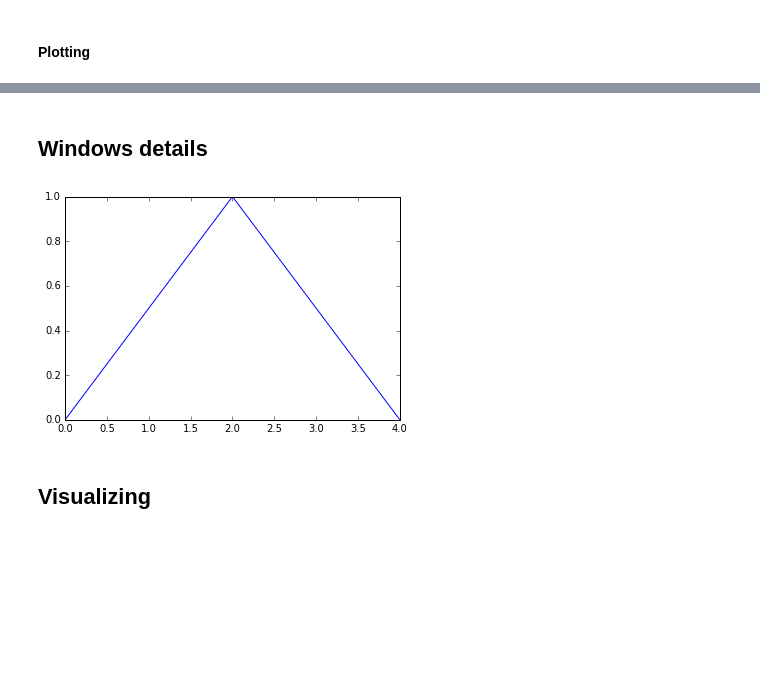
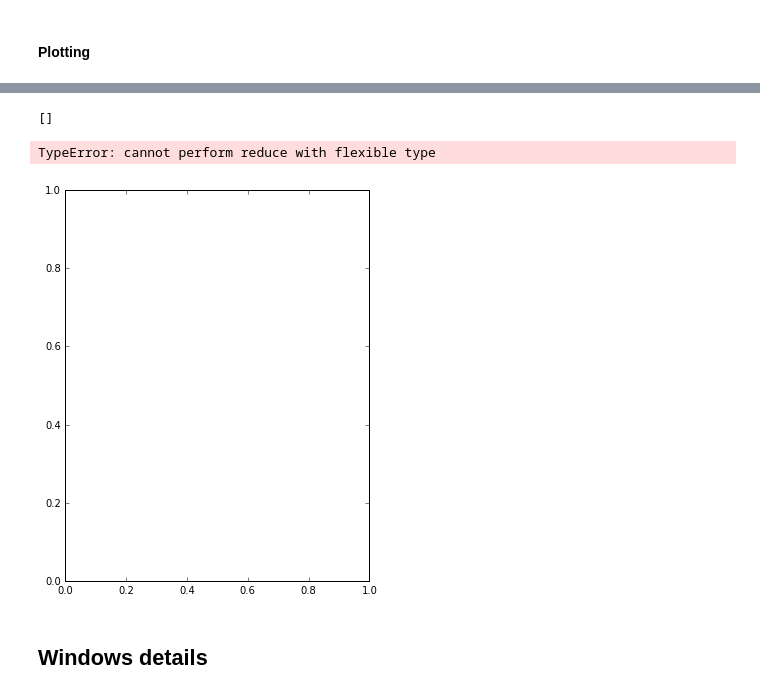
Before and after one commit to ewerlopes/phd_robogame, a Jupyter notebook: notebooks/Windowing AGAIN-Copy1.ipynb, the cells around one changed output, grey strips where cells are left out. Drawn from its saved outputs; the diff is of its cells as text; code cells hidden in the pictures; blank space fills up the shorter version.

```diff
--- a/notebooks/Windowing AGAIN-Copy1.ipynb
+++ b/notebooks/Windowing AGAIN-Copy1.ipynb
@@ -388,16 +342,60 @@ plt.show()
+# %%
+import scipy.fftpack as fft
+fig = plt.figure(figsize=[12,7])
+ax0 = plt.subplot(121)
+
+topic = 'Running'
+data = dataset[1]#[dataset[1]['l']==topic]
+d = data['x'][data['l'] == topic].tolist()
+print d
+for i,x in enumerate(data):
+    #t =  [0,10,20,30,40,50,60,70,80,90]; # time scale
+    #x = [10,120,130,120,120,100,123,456,78,89]; # time series
+    Fs = 10 # sampling frequency 1 kHz
+    t = range(len(x))
+    x = x - np.mean(x);                                            # <= ADDED LINE
+    ax0.plot(t,x)
+    ax0.grid()
+    ax0.set_title('Time series')
+
+    nfft = 512 # next larger power of 2
+    y = fft.fft(x,n=nfft)  # Fast Fourier Transform
+    ysp = np.abs(y**2); # raw power spectrum density
+    yhalf = ysp[:int(nfft/2)]; # half-spectrum
+    print len(yhalf)
+    v = np.max(yhalf); # find maximum
+    k = np.argmax(yhalf)
+    f_scale = np.array(range(int(nfft/2)))* Fs/nfft;
+
+    T = 1./Fs          #the period, the sample time, the time after which each data come.
+    t  = np.linspace(0,len(x)*T,len(x)) # N_samps*T (#samples x sample period) is the signal time.
+    freq_axis = np.arange(0,Fs,Fs/nfft)
+
+    ##### FFT of the signal #####
+    plt.subplots_adjust(hspace=0.5, wspace= 0.4)
+    ax = plt.subplot(122)
+    pt, = ax.plot(freq_axis,ysp, lw=2.0, c=palette[i])
+    p = plt.Rectangle((Fs/2, 0), Fs/2, ax.get_ylim()[1], facecolor="grey", fill=True, alpha=0.75, hatch="/", zorder=3)
+    ax.add_patch(p)
+    ax.set_xlim((ax.get_xlim()[0],Fs))
+    ax.set_title('FFT - signal {}'.format(topic.split("'")[-2]), fontsize= 16, fontweight="bold")
+    ax.set_ylabel('FFT magnitude (power)')
+    ax.set_xlabel('Frequency (Hz)')
+    plt.legend((p,), ('excluded',))
+    plt.grid()
+
+    freq = k*(Fs/nfft)
+    if freq == k:
+        plt.plot(t,x)
+    print 'Dominant freq.: {:.2f} Hz'.format(k*(Fs/nfft))
+    #fprintf('Frequency step (resolution) = %f Hznn\n', f_scale(2))
+    t_freq.append(freq)
+# %% [output]
+[]
+TypeError: cannot perform reduce with flexible type
+[figure, added]
 # %% [markdown]
 ## Windows details
-# %%
-segment_len = 5   # WINDOWS SIZE
-slide_len = 4      # WINDOWS OVERLAP
-
-### windowing function
-window_rads = np.linspace(0, np.pi, 5)
-window = np.sin(window_rads)**2
-plt.plot(window)
-plt.show()
-# %% [output]
-[figure, removed]
 # %%
 
 for i in range(df.shape[0]):
@@ -474,5 +472,3 @@ for i in range(df.shape[0]):
     plt.draw()
 
     print("Produced %d waveform segments" % len(x_segments))
-# %% [markdown]
-## Visualizing
```
Also changed, not shown: parts of 9 cells of this notebook, 6 other files.
